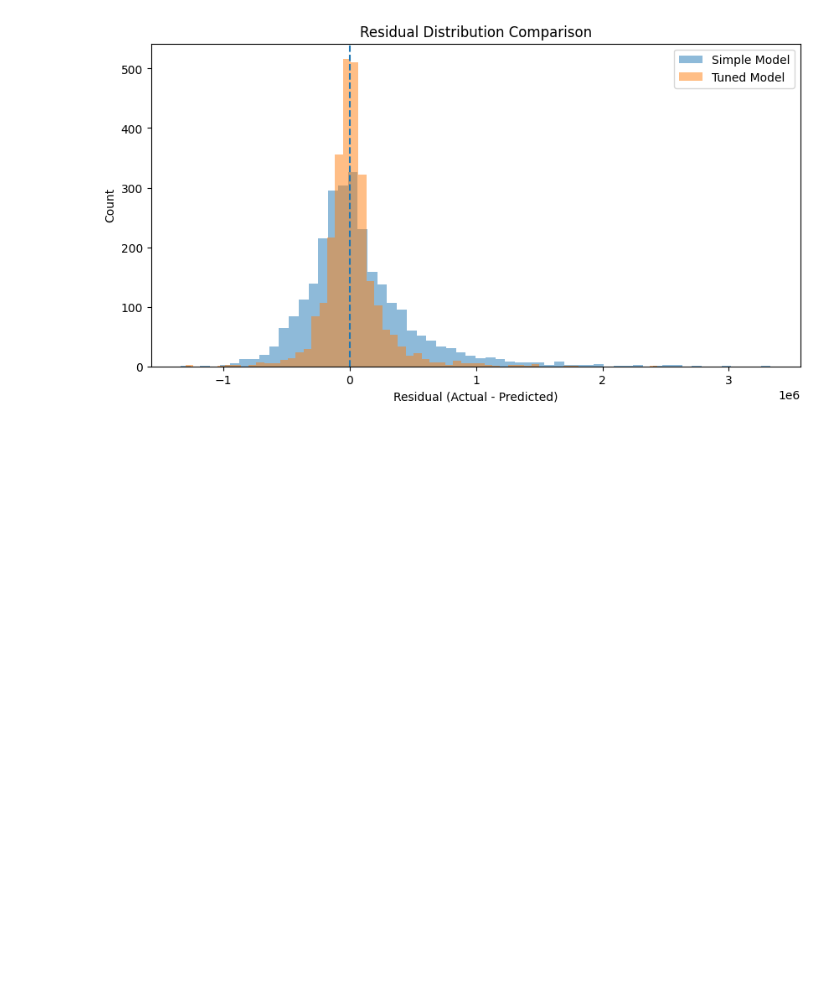
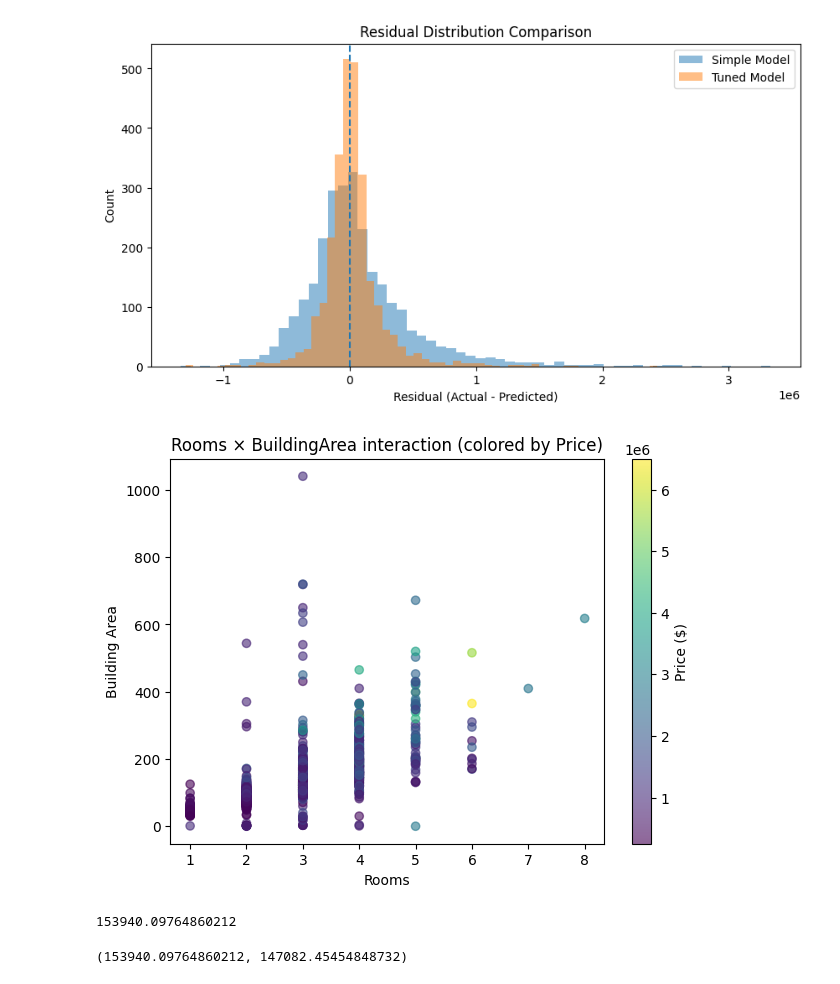
Before and after one commit to brash99/Kaggle, a Jupyter notebook: melb_housing_cross_validation.ipynb, the cells around one changed output. Saved outputs shown, nothing was run; the diff lists cells and outputs as text; code cells hidden in the pictures; blank space fills up the shorter version.

```diff
--- a/melb_housing_cross_validation.ipynb
+++ b/melb_housing_cross_validation.ipynb
@@ -607,3 +618,48 @@ plt.legend()
 plt.show()
 # %% [output]
 [figure]
+# %%
+# Foray into feature engineering: visualize interaction between Rooms and BuildingArea
+
+plt.figure(figsize=(7,5))
+sc = plt.scatter(
+    X_test["Rooms"],
+    X_test["BuildingArea"],
+    c=actual,
+    cmap="viridis",
+    alpha=0.6
+)
+plt.colorbar(sc, label="Price ($)")
+plt.xlabel("Rooms")
+plt.ylabel("Building Area")
+plt.title("Rooms × BuildingArea interaction (colored by Price)")
+plt.show()
+# %% [output]
+[figure, added]
+# %%
+# Add a new feature: AreaPerRoom = BuildingArea / Rooms
+# retrain the model with this new feature and see if performance improves
+
+X["AreaPerRoom"] = X["BuildingArea"] / X["Rooms"]
+
+X_train, X_test, y_train, y_test = train_test_split(
+    X, y_log, test_size=0.2, random_state=42
+)
+
+pipe_with_feat = Pipeline(steps=[
+    ("preprocess", preprocessor),
+    ("model", HistGradientBoostingRegressor(random_state=42))
+])
+
+pipe_with_feat.fit(X_train, y_train)
+pred_log_with_feat = pipe_with_feat.predict(X_test)
+pred_with_feat = np.exp(pred_log_with_feat)
+mae_with_feat = mean_absolute_error(np.exp(y_test), pred_with_feat)
+mae_with_feat
+# %% [output]
+153940.09764860212
+# %%
+# Compare MAE of model with new feature vs. original model
+mae_with_feat, mae_test
+# %% [output]
+(153940.09764860212, 147082.45454848732)
```
Also changed, not shown: parts of 2 cells of this notebook.
